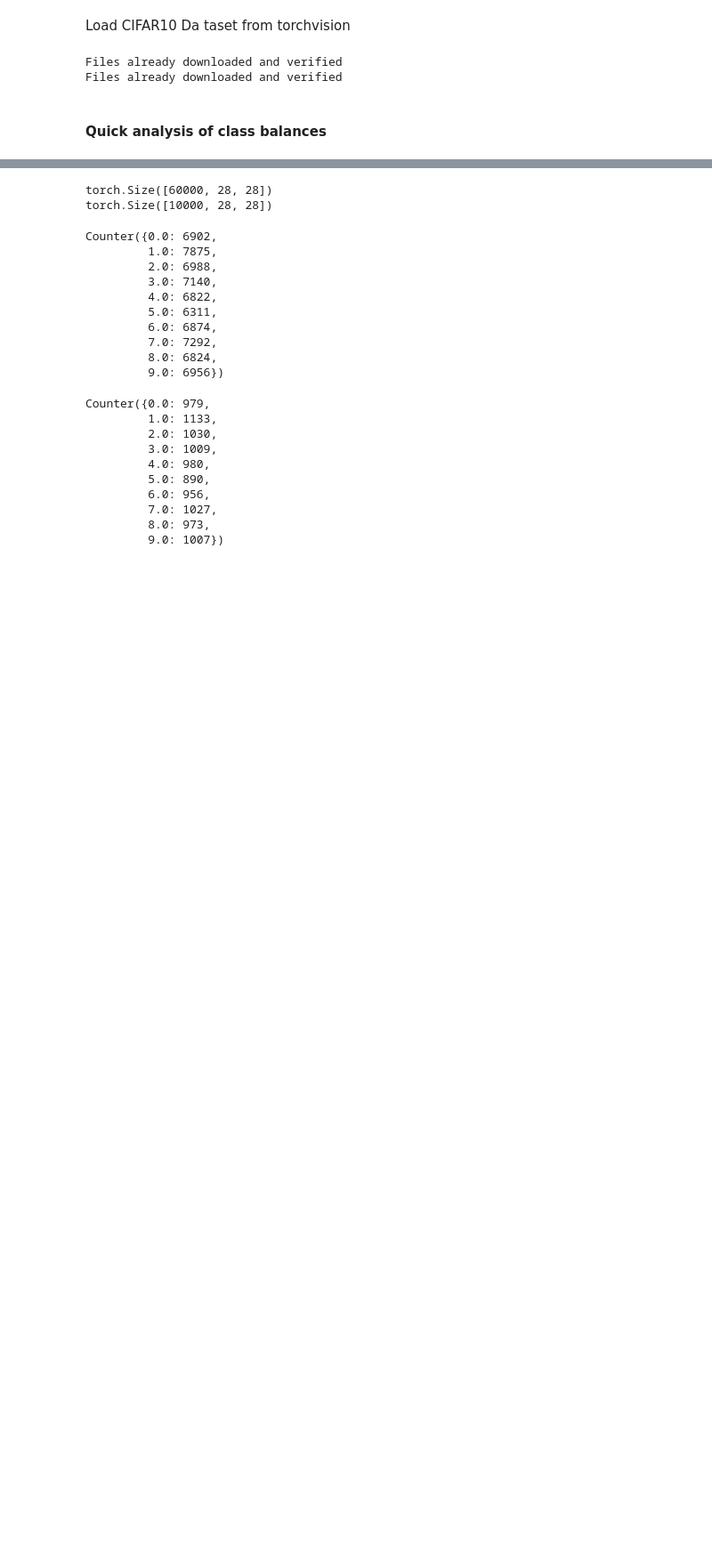
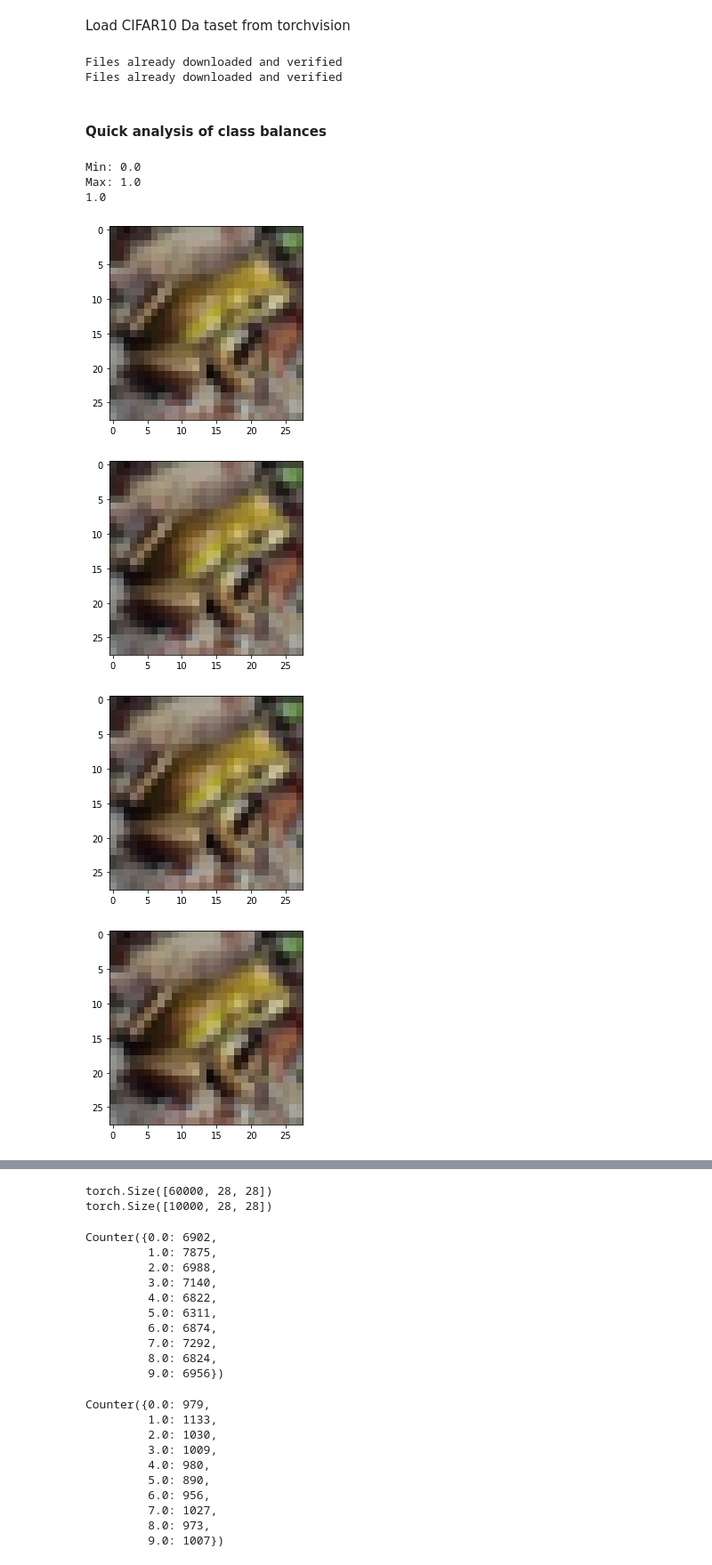
Before and after one commit to Caryox/adversarial-robustness, a Jupyter notebook: notepads/simple_cnn.ipynb, the cells around one changed output, grey strips where cells are left out. Shown at 89% size. Cells and saved outputs as stored; diff of their text form; code cells hidden in the pictures; blank space fills up the shorter version.

Commit message:
Added RGB support for CIFAR10 bit-reduction, testet diff. bit levels

```diff
--- a/notepads/simple_cnn.ipynb
+++ b/notepads/simple_cnn.ipynb
@@ -82,3 +84,42 @@ Files already downloaded and verified
 Files already downloaded and verified
 # %% [markdown]
 #### Quick analysis of class balances
+# %%
+x_d,e_d=extract_dataloader_images(0)
+f_d=torch.clone(x_d)
+p_d=torch.clone(x_d)
+print("Min: {}".format(min(np.ravel(x_d))))
+print("Max: {}".format(max(np.ravel(x_d))))
+print(abs(min(np.ravel(x_d))-max(np.ravel(x_d))))
+#img = np.transpose(img, axes=[1, 2, 0])  # Put the 0-th dimension at the end
+
+    # Image are supposed to be unsigned 8-bit integers. If we keep the raw images, then
+    # this line is not needed. However, if we normalize or whiten the image, then the values become
+    # floats. So we need to convert them back to uint8s.
+plt.imshow(np.transpose(x_d[31], axes=[1, 2, 0]))
+plt.show()
+plt.imshow(np.transpose(bit_reduction(x_d,bit=8)[31], axes=[1, 2, 0]))
+plt.show()
+plt.imshow(np.transpose(bit_reduction(x_d,bit=7)[31], axes=[1, 2, 0]))
+plt.show()
+plt.imshow(np.transpose(bit_reduction(x_d,bit=6)[31], axes=[1, 2, 0]))
+plt.show()
+plt.imshow(np.transpose(bit_reduction(x_d,bit=5)[31], axes=[1, 2, 0]))
+plt.show()
+plt.imshow(np.transpose(bit_reduction(x_d,bit=4)[31], axes=[1, 2, 0]))
+plt.show()
+plt.imshow(np.transpose(bit_reduction(x_d,bit=3)[31], axes=[1, 2, 0]))
+plt.show()
+plt.imshow(np.transpose(bit_reduction(x_d,bit=2)[31], axes=[1, 2, 0]))
+plt.show()
+plt.imshow(np.transpose(bit_reduction(x_d,bit=1)[31], axes=[1, 2, 0]))
+plt.show()
+#! Finding: If Distance is not >0.99, roundings will render images false. Thus, bit-reductions with small steps (>4 bit) will result in false image colors
+# %% [output]
+Min: 0.0
+Max: 1.0
+1.0
+[figure, added]
+[figure, added]
+[figure, added]
+[figure, added]
```
Also changed, not shown: parts of 26 cells of this notebook.
